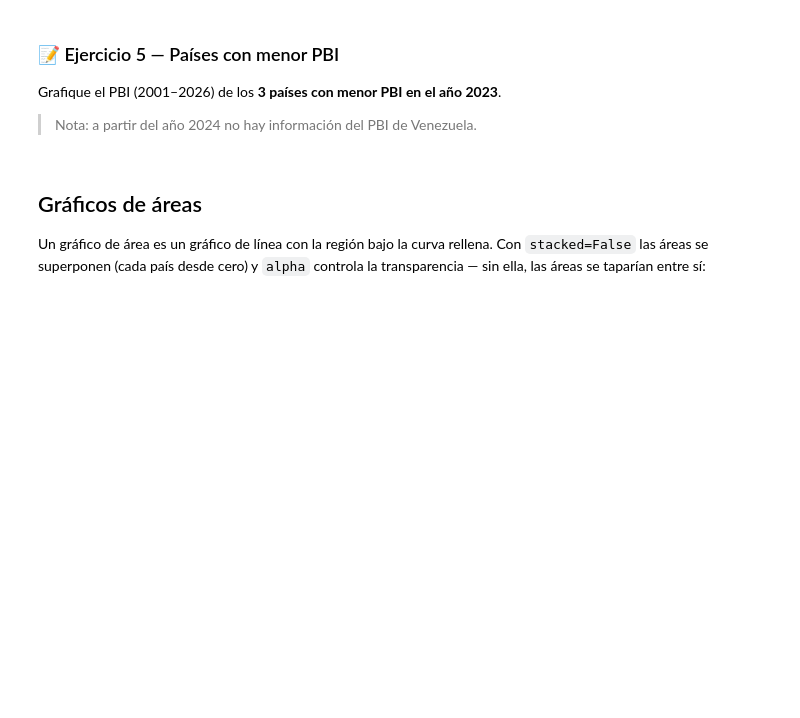
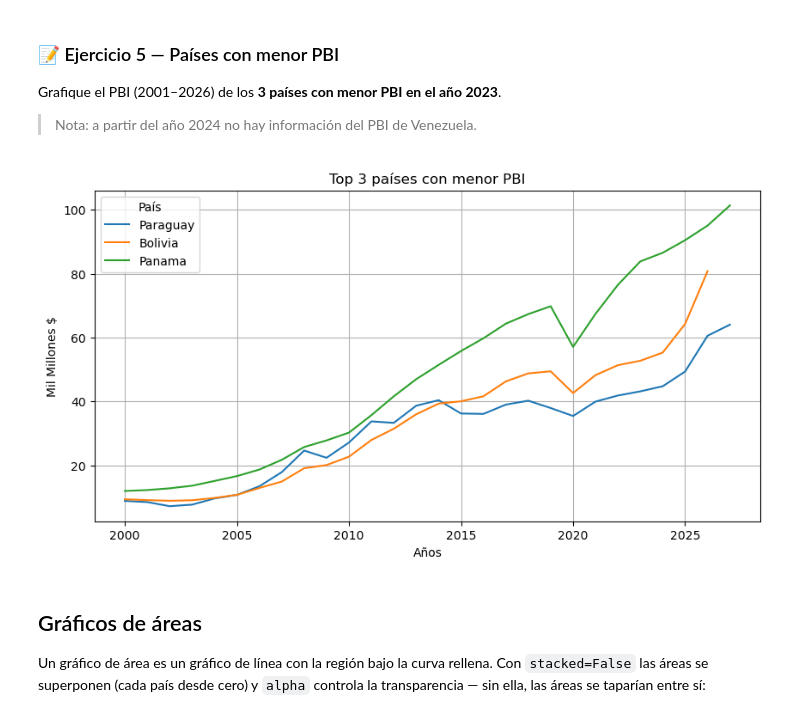
Before and after one commit to jgomezz/cpe_ciencia_datos_python_2026, a Jupyter notebook: mod2_estadistica_y_visualizacion/semana_03_visualization.ipynb, the cells around one changed output. Cells and saved outputs as stored; diff of their text form; code cells hidden in the pictures; blank space fills up the shorter version.

```diff
--- a/mod2_estadistica_y_visualizacion/semana_03_visualization.ipynb
+++ b/mod2_estadistica_y_visualizacion/semana_03_visualization.ipynb
@@ -571,6 +571,19 @@ Grafique el PBI (2001–2026) de los **3 países con menor PBI en el año 2023**
 > Nota: a partir del año 2024 no hay información del PBI de Venezuela.
 # %%
 # Escriba su solución aquí
+df.sort_values(by="2026", ascending=True, inplace=True)
+
+
+df_top3 = df[anhos].head(3).T
+
+
+df_top3.plot(figsize=(10, 5))
+plt.title("Top 3 países con menor PBI")
+plt.xlabel("Años")
+plt.ylabel("Mil Millones $")
+plt.grid()
+# %% [output]
+[figure, added]
 # %% [markdown]
 ## Gráficos de áreas
 
```
